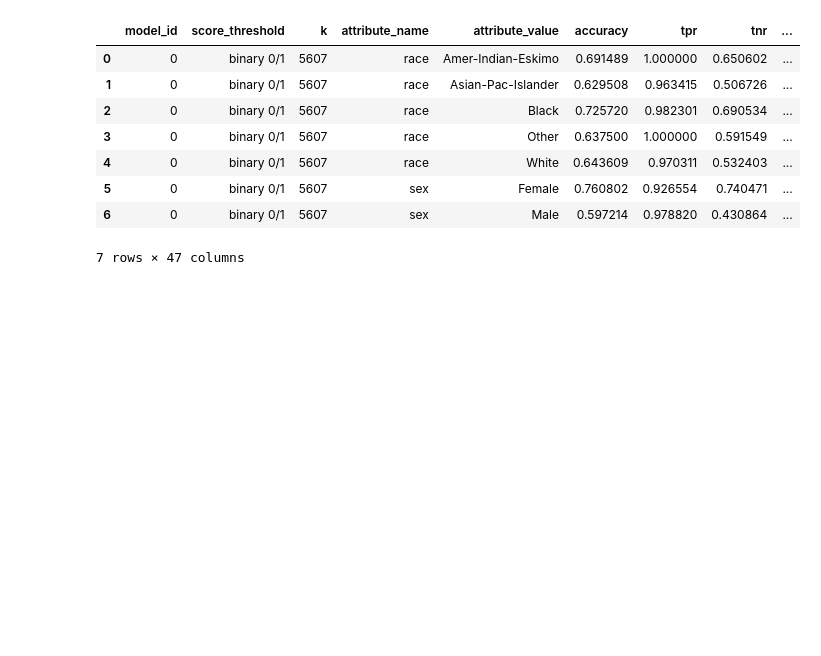
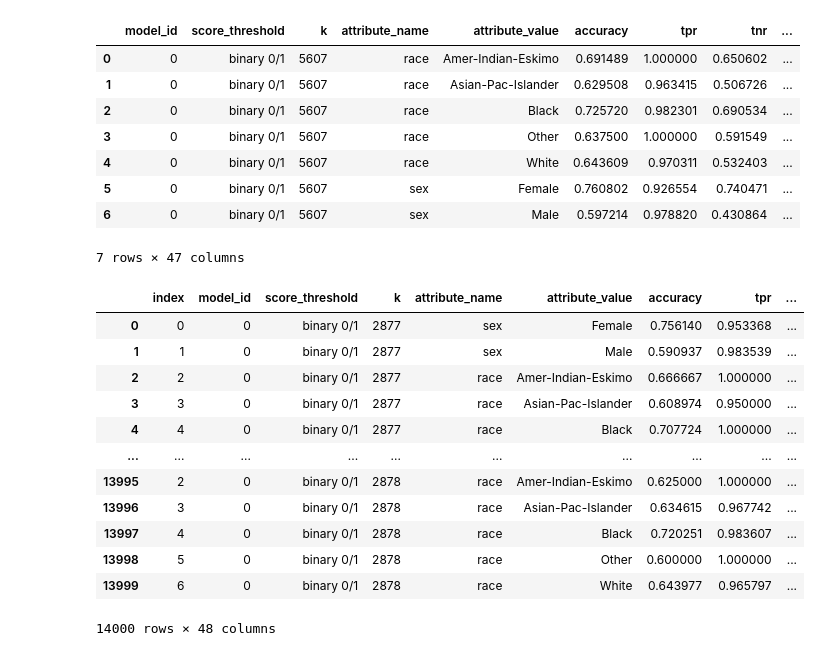
Before and after one commit to uclamii/equiboots_docs, a Jupyter notebook: notebooks/adult_income_bias_fairness.ipynb, the cells around one changed output. Drawn from its saved outputs; the diff is of its cells as text; code cells hidden in the pictures; blank space fills up the shorter version.

```diff
--- a/notebooks/adult_income_bias_fairness.ipynb
+++ b/notebooks/adult_income_bias_fairness.ipynb
@@ -41,3 +65,16 @@ audit.disparity_df
 # %%
 ## output disparity dataframe to csv file in data path
 audit.disparity_df.to_csv(os.path.join(data_path, "disparity_metrics.csv"))
+# %%
+seeds = list(range(2000))
+n_iterations = 2000  # Number of bootstrapping iterations
+sample_size = 5000  # Sample size for each iteration
+
+stratify_columns = ["race"]
+categorical_columns = [
+    "sex",
+    "race",
+]
+score_column = "predicted"
+label_column = "income"
+bootstrap_method = "stratified"  # stratify or 'balanced'
@@ -43,0 +96,16 @@ audit.disparity_df.to_csv(os.path.join(data_path, "disparity_metrics.csv"))
+# %%
+all_metrics_stratified
+# %% [output]
+|  | index | model_id | score_threshold | k | attribute_name | attribute_value | accuracy | tpr | ... |
+| 0 | 0 | 0 | binary 0/1 | 2877 | sex | Female | 0.756140 | 0.953368 | ... |
+| 1 | 1 | 0 | binary 0/1 | 2877 | sex | Male | 0.590937 | 0.983539 | ... |
+| 2 | 2 | 0 | binary 0/1 | 2877 | race | Amer-Indian-Eskimo | 0.666667 | 1.000000 | ... |
+| 3 | 3 | 0 | binary 0/1 | 2877 | race | Asian-Pac-Islander | 0.608974 | 0.950000 | ... |
+| 4 | 4 | 0 | binary 0/1 | 2877 | race | Black | 0.707724 | 1.000000 | ... |
+| ... | ... | ... | ... | ... | ... | ... | ... | ... | ... |
+| 13995 | 2 | 0 | binary 0/1 | 2878 | race | Amer-Indian-Eskimo | 0.625000 | 1.000000 | ... |
+| 13996 | 3 | 0 | binary 0/1 | 2878 | race | Asian-Pac-Islander | 0.634615 | 0.967742 | ... |
+| 13997 | 4 | 0 | binary 0/1 | 2878 | race | Black | 0.720251 | 0.983607 | ... |
+| 13998 | 5 | 0 | binary 0/1 | 2878 | race | Other | 0.600000 | 1.000000 | ... |
+| 13999 | 6 | 0 | binary 0/1 | 2878 | race | White | 0.643977 | 0.965797 | ... |
+14000 rows × 48 columns
```
Also changed, not shown: parts of 7 cells of this notebook.
